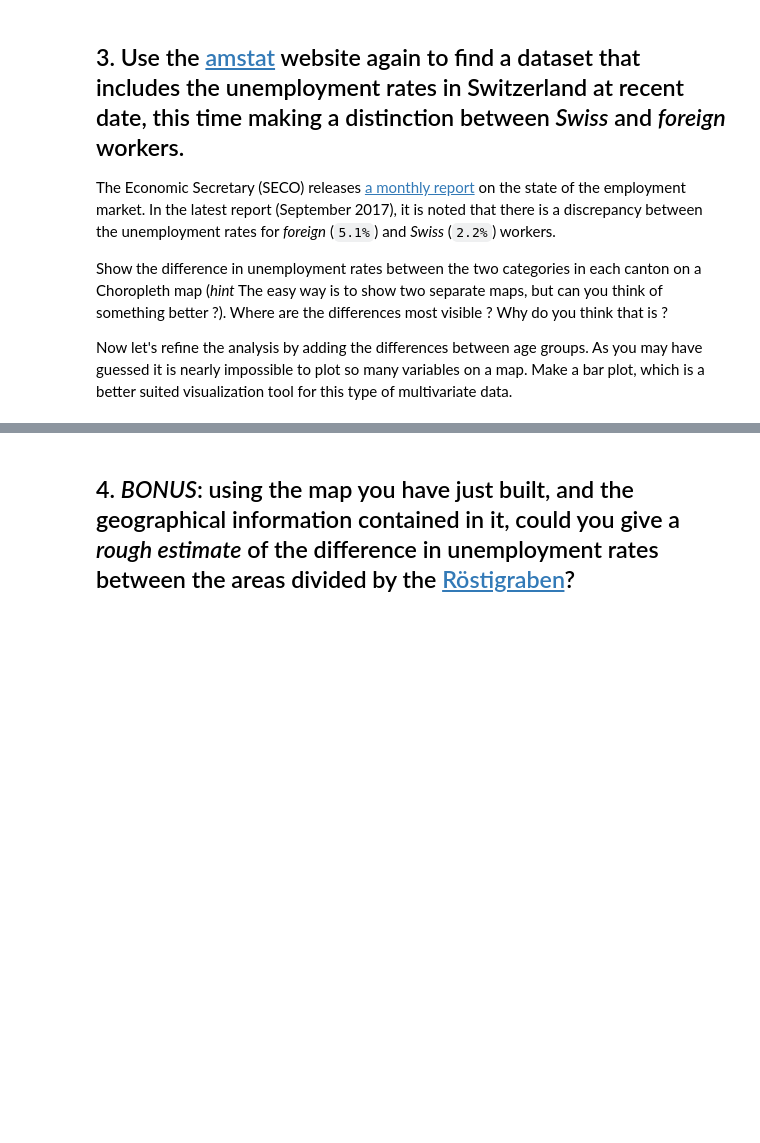
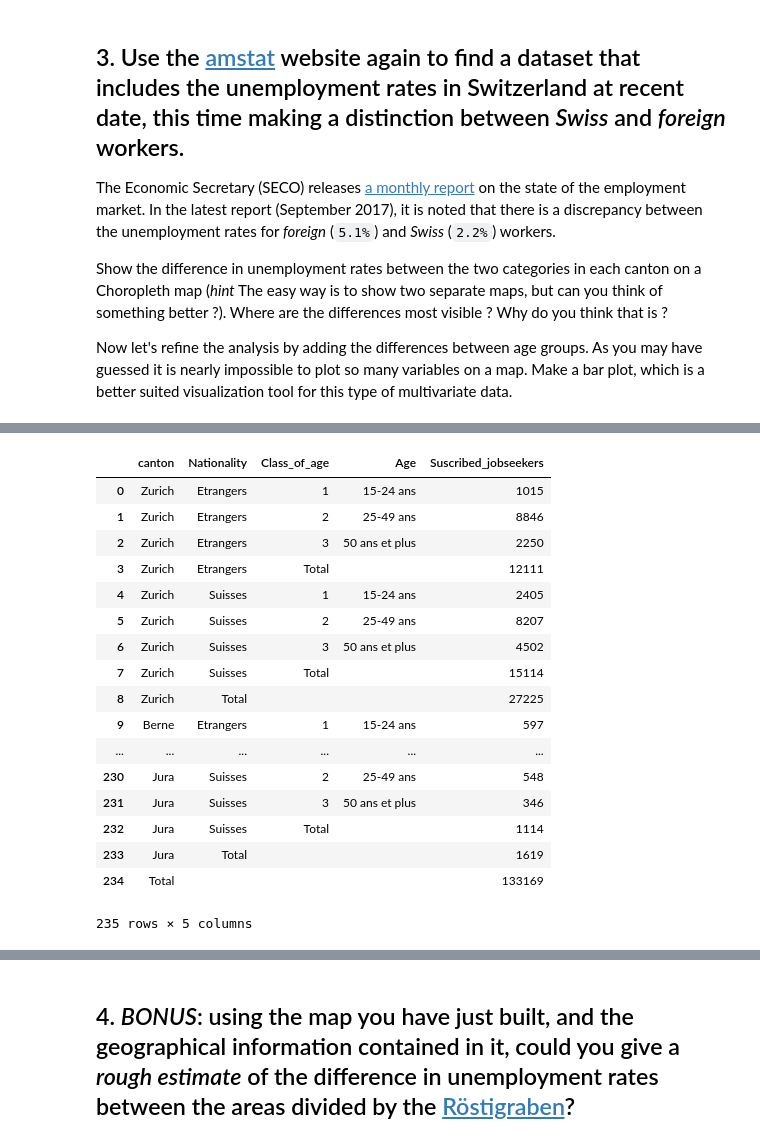
Before and after one commit to mosimann/ADA, a Jupyter notebook: 03 - Interactive Viz/Homework 3.ipynb, the cells around one changed output, grey strips where cells are left out. Saved outputs shown, nothing was run; the diff lists cells and outputs as text; code cells hidden in the pictures; blank space fills up the shorter version.

```diff
--- a/03 - Interactive Viz/Homework 3.ipynb
+++ b/03 - Interactive Viz/Homework 3.ipynb
@@ -333,0 +423,26 @@ swiss_choropleth(new_unemployment_ch_to_plot, ['abbreviation', 'new_unemployment
+# %%
+# Import dataset
+unemployment_age_nationality = pd.read_excel('data/ch_unemployment_4.xlsx', skiprows=[0,1,2])
+unemployment_age_nationality = unemployment_age_nationality.drop(unemployment_age_nationality.columns[4], 1)
+unemployment_age_nationality.columns = ['canton', 'Nationality', 'Class_of_age','Age','Suscribed_jobseekers']
+unemployment_age_nationality
+unemployment_age_nationality.replace(np.nan, '')
+# %% [output]
+|  | canton | Nationality | Class_of_age | Age | Suscribed_jobseekers |
+| 0 | Zurich | Etrangers | 1 | 15-24 ans | 1015 |
+| 1 | Zurich | Etrangers | 2 | 25-49 ans | 8846 |
+| 2 | Zurich | Etrangers | 3 | 50 ans et plus | 2250 |
+| 3 | Zurich | Etrangers | Total |  | 12111 |
+| 4 | Zurich | Suisses | 1 | 15-24 ans | 2405 |
+| 5 | Zurich | Suisses | 2 | 25-49 ans | 8207 |
+| 6 | Zurich | Suisses | 3 | 50 ans et plus | 4502 |
+| 7 | Zurich | Suisses | Total |  | 15114 |
+| 8 | Zurich | Total |  |  | 27225 |
+| 9 | Berne | Etrangers | 1 | 15-24 ans | 597 |
+| ... | ... | ... | ... | ... | ... |
+| 230 | Jura | Suisses | 2 | 25-49 ans | 548 |
+| 231 | Jura | Suisses | 3 | 50 ans et plus | 346 |
+| 232 | Jura | Suisses | Total |  | 1114 |
+| 233 | Jura | Total |  |  | 1619 |
+| 234 | Total |  |  |  | 133169 |
+235 rows × 5 columns
```
Also changed, not shown: parts of 12 cells of this notebook, 3 other files.
